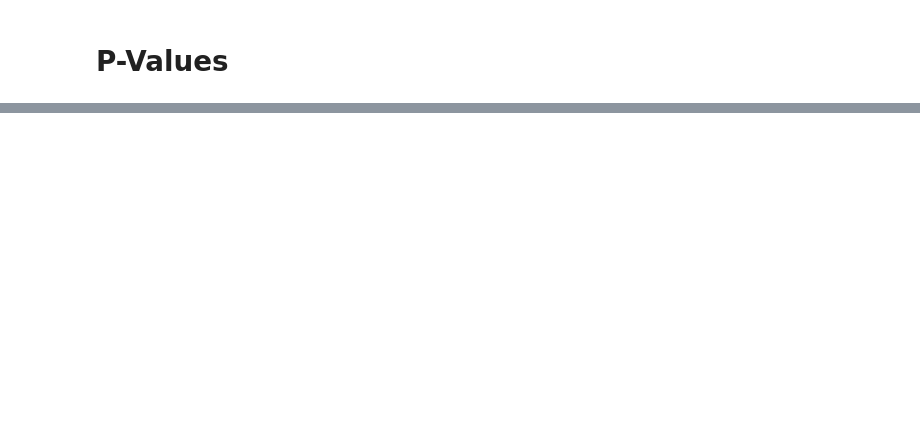
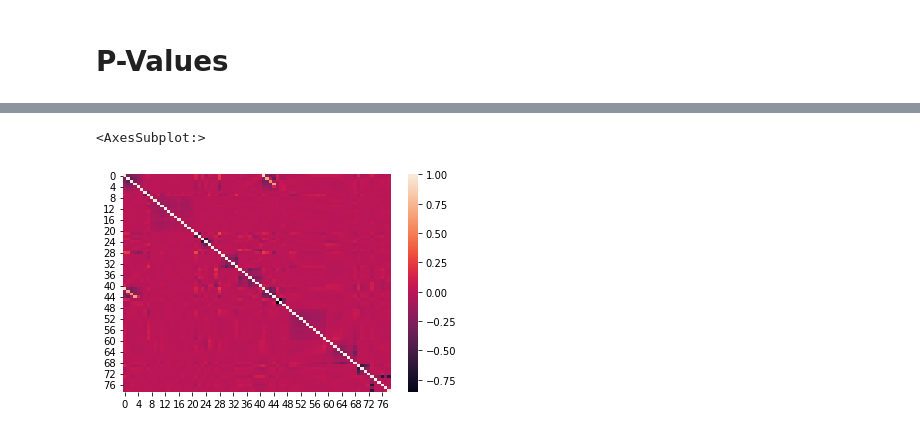
Before and after one commit to Jestefano/credit-scoring-logistic, a Jupyter notebook: notebooks/05 modeling.ipynb, the cells around one changed output, grey strips where cells are left out. Cells and saved outputs as stored; diff of their text form; code cells hidden in the pictures; blank space fills up the shorter version.

```diff
--- a/notebooks/05 modeling.ipynb
+++ b/notebooks/05 modeling.ipynb
@@ -385,23 +539,22 @@ df_train = df_train.loc[: , ['grade_A',
 'mths_since_last_record:81-86',
 'mths_since_last_record:>=86']]
 # %%
-ref_categories = ['grade:G',
-'home_ownership:RENT_OTHER_NONE_ANY',
-'addr_state:ND_NE_IA_NV_FL_HI_AL',
-'verification_status:Verified',
-'purpose:educ__sm_b__wedd__ren_en__mov__house',
-'initial_list_status:f',
-'term:60',
-'emp_length:0',
-'mths_since_issue_d:>84',
-'int_rate:>20.281',
-'mths_since_earliest_cr_line:<140',
-'inq_last_6mths:>6',
-'acc_now_delinq:0',
-'annual_inc:<20K',
-'dti:>35',
-'mths_since_last_delinq:0-3',
-'mths_since_last_record:0-2']
+ref_categories = ['grade_G',
+                'home_ownership_OTHER_NONE_ANY_RENT',
+                'addr_state_ND_NE_IA_NV_FL_HI_AL',
+                'verification_status_Verified',
+                'purpose_educational_renewable_energy_other_house',
+                'initial_list_status_f',
+                'term_int_60',
+                'emp_length_int_0',
+                'mths_since_issue_d_84',
+                'int_rate_>20.281',
+                'inq_last_6mths:>6',
+                'acc_now_delinq:0',
+                'annual_inc:<20K',
+                'dti:>35',
+                'mths_since_last_delinq:0-3',
+                'mths_since_last_record:0-2']
 # %%
-inputs_train = inputs_train_with_ref_cat.drop(ref_categories, axis = 1)
-inputs_train.head()
+df_train = df_train.drop(ref_categories, axis = 1)
+df_train.head()
@@ -408,2 +568,7 @@ inputs_train.head()
+# %%
+heatmap(df_train.corr().values)
+# %% [output]
+<AxesSubplot:>
+[figure, added]
 # %%
 reg2 = LogisticRegression_with_p_values()
```
Also changed, not shown: parts of 25 cells of this notebook, 2 other files.
